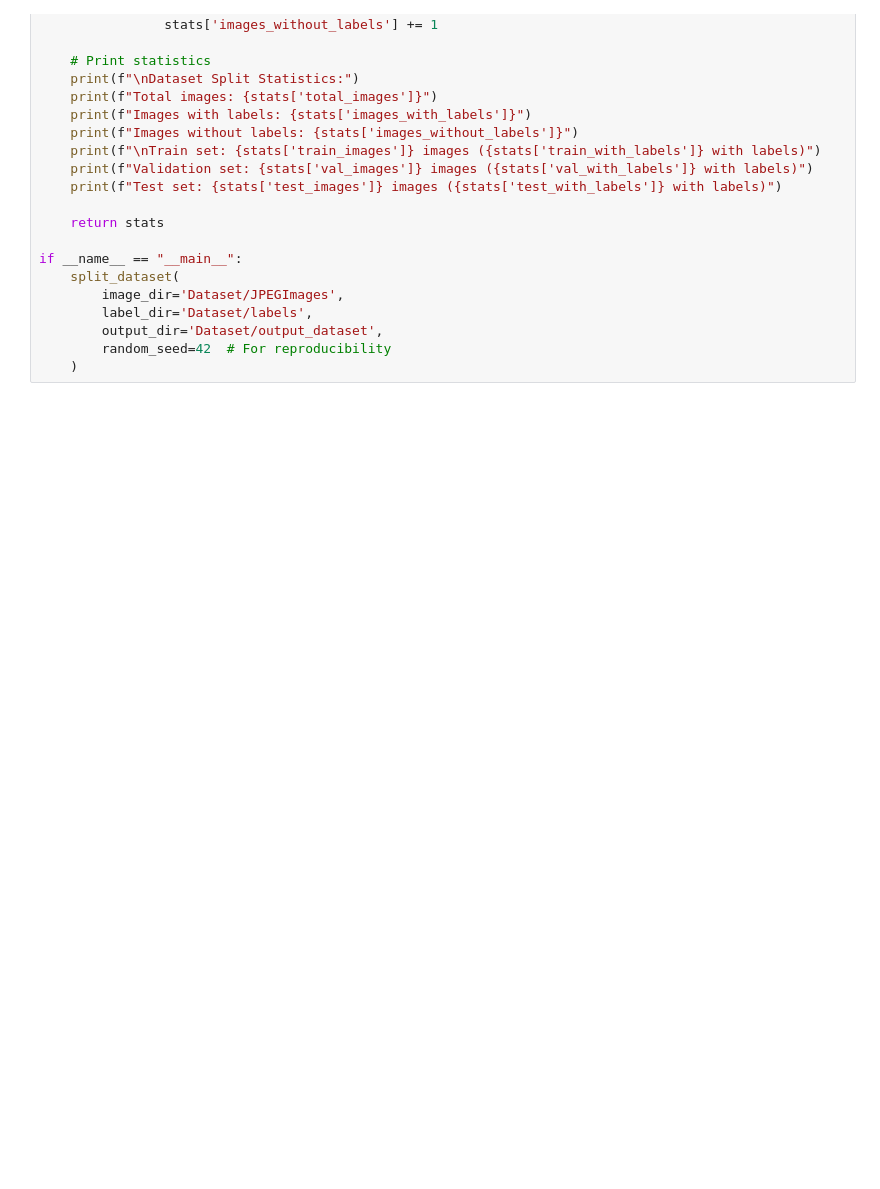
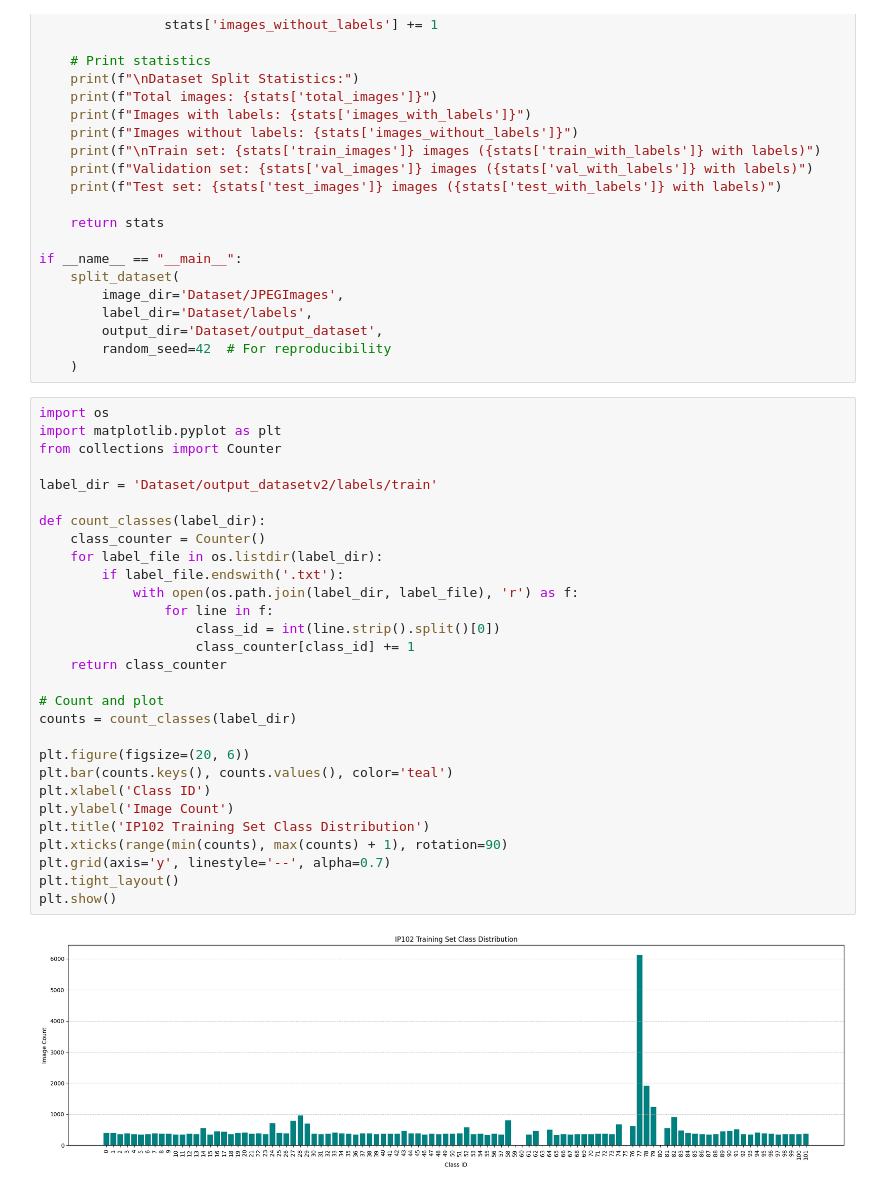
Before and after one commit to winstonkaranja/project-jumanji, a Jupyter notebook: hack/model_training.ipynb, the cells around one changed output. Cells and saved outputs as stored; diff of their text form; blank space fills up the shorter version.

Commit message:
confirmed the balancing of classes

```diff
--- a/hack/model_training.ipynb
+++ b/hack/model_training.ipynb
@@ -189,3 +189,34 @@ if __name__ == "__main__":
         output_dir='Dataset/output_dataset',
         random_seed=42  # For reproducibility
     )
+# %%
+import os
+import matplotlib.pyplot as plt
+from collections import Counter
+
+label_dir = 'Dataset/output_datasetv2/labels/train'
+
+def count_classes(label_dir):
+    class_counter = Counter()
+    for label_file in os.listdir(label_dir):
+        if label_file.endswith('.txt'):
+            with open(os.path.join(label_dir, label_file), 'r') as f:
+                for line in f:
+                    class_id = int(line.strip().split()[0])
+                    class_counter[class_id] += 1
+    return class_counter
+
+# Count and plot
+counts = count_classes(label_dir)
+
+plt.figure(figsize=(20, 6))
+plt.bar(counts.keys(), counts.values(), color='teal')
+plt.xlabel('Class ID')
+plt.ylabel('Image Count')
+plt.title('IP102 Training Set Class Distribution')
+plt.xticks(range(min(counts), max(counts) + 1), rotation=90)
+plt.grid(axis='y', linestyle='--', alpha=0.7)
+plt.tight_layout()
+plt.show()
+# %% [output]
+[figure, added]
```
